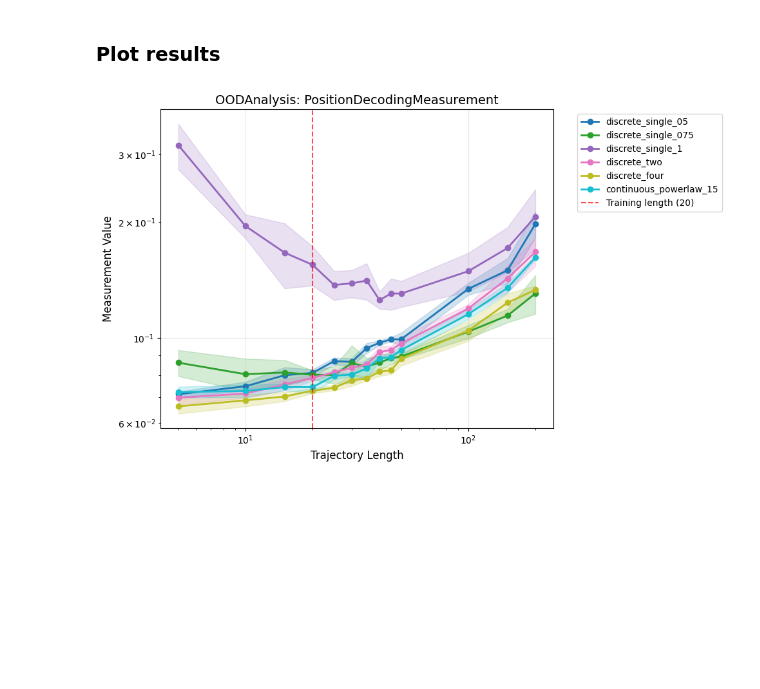
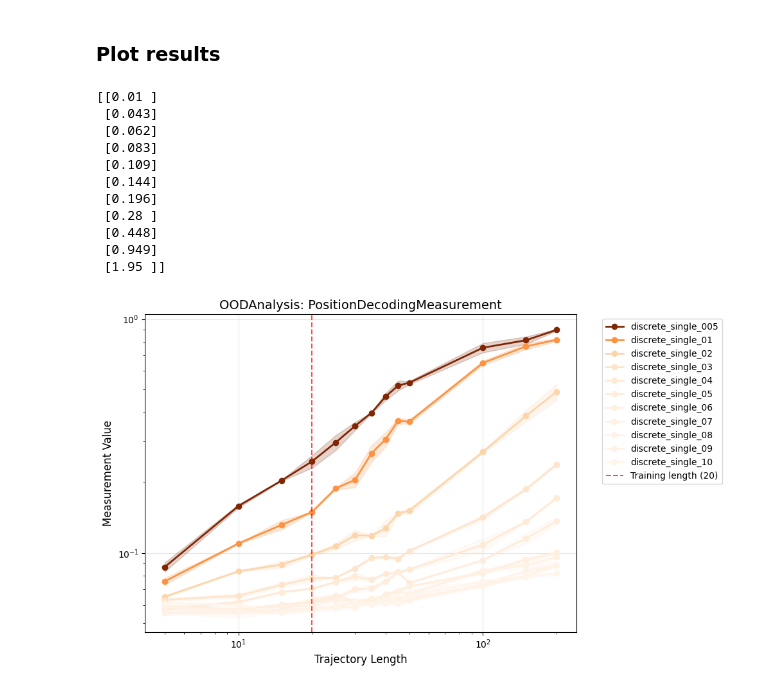
Before and after one commit to geometric-intelligence/timescales, a Jupyter notebook: pirnns/analysis/notebooks/ood_traj_length.ipynb, the cells around one changed output. Cells and saved outputs as stored; diff of their text form; code cells hidden in the pictures; blank space fills up the shorter version.

Commit message:
experiments

```diff
--- a/pirnns/analysis/notebooks/ood_traj_length.ipynb
+++ b/pirnns/analysis/notebooks/ood_traj_length.ipynb
@@ -37,13 +33,13 @@ Directory added to path:  /home/facosta/pirnns/pirnns
 from pirnns.analysis.load_models import load_experiment_sweep
 import torch
 
-sweep_dir = (
-    "/home/facosta/pirnns/pirnns/logs/experiments/timescales_sweep_20251002_064332"
-)
+# sweep_dir = (
+#     "/home/facosta/pirnns/pirnns/logs/experiments/timescales_sweep_20251002_064332"
+# )
 
 # sweep_dir = "/home/facosta/pirnns/pirnns/logs/experiments/batch_sweep_20251004_000019"
 
-# sweep_dir = "/home/facosta/pirnns/pirnns/logs/experiments/single_timescales_sweep_20251005_094501"
+sweep_dir = "/home/facosta/pirnns/pirnns/logs/experiments/single_timescales_sweep_20251005_094501"
 
 device = "cuda" if torch.cuda.is_available() else "cpu"
 
@@ -149,11 +150,22 @@ results.experiment_results
 # %% [markdown]
 ### Plot results
 # %%
-from pirnns.analysis.plotting import (
-    plot_sweep_results,
-)
+from pirnns.analysis.plotting import plot_sweep_results, create_color_mapping
+
+colors = create_color_mapping(models, "Oranges", ["timescales_config", "values"])
 
 
-plot_sweep_results(results, log_x=True, log_y=True)
+plot_sweep_results(results, log_x=True, log_y=True, colors=colors)
 # %% [output]
+[[0.01 ]
+ [0.043]
+ [0.062]
+ [0.083]
+ [0.109]
+ [0.144]
+ [0.196]
+ [0.28 ]
+ [0.448]
+ [0.949]
+ [1.95 ]]
-[figure, old version]
+[figure, new version]
```
Also changed, not shown: parts of 5 cells of this notebook, 3 other files.
